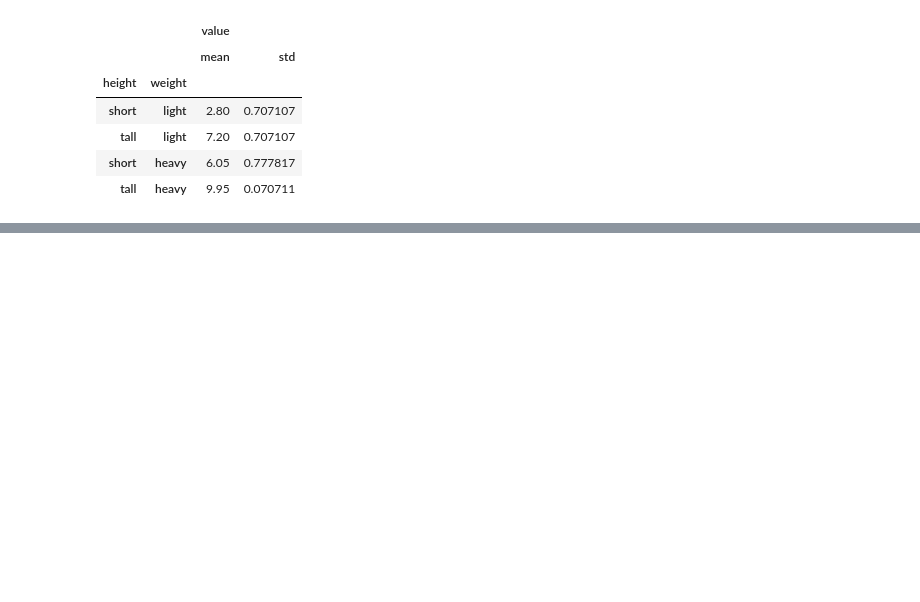
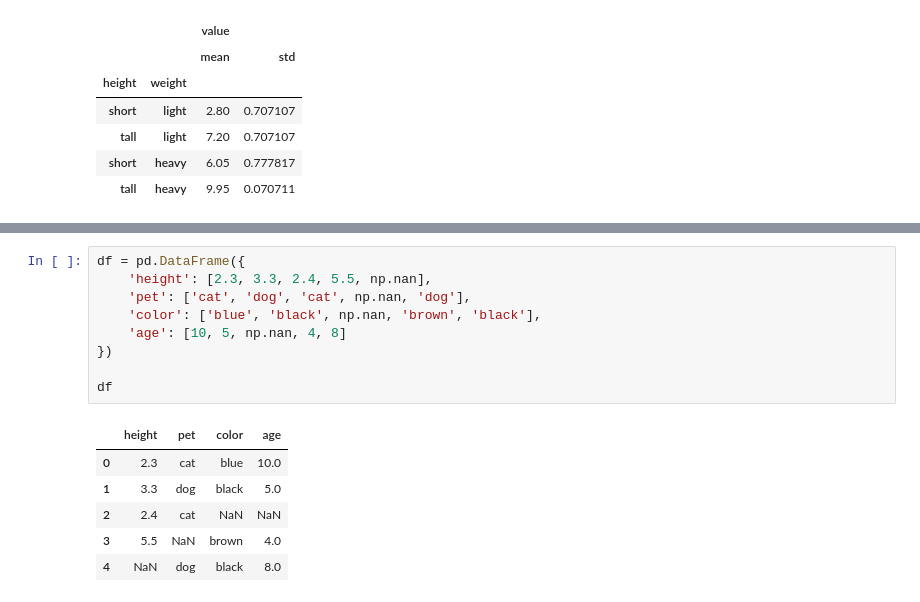
Before and after one commit to oneoffcoder/books, a Jupyter notebook: sphinx/scikit-intro/source/tips.ipynb, the cells around one changed output, grey strips where cells are left out. Cells and saved outputs as stored; diff of their text form; blank space fills up the shorter version.

```diff
--- a/sphinx/scikit-intro/source/tips.ipynb
+++ b/sphinx/scikit-intro/source/tips.ipynb
@@ -133,0 +140,16 @@ stats.sort_values(['weight'], axis=0, ascending=False)
+# %%
+df = pd.DataFrame({
+    'height': [2.3, 3.3, 2.4, 5.5, np.nan],
+    'pet': ['cat', 'dog', 'cat', np.nan, 'dog'],
+    'color': ['blue', 'black', np.nan, 'brown', 'black'],
+    'age': [10, 5, np.nan, 4, 8]
+})
+
+df
+# %% [output]
+|  | height | pet | color | age |
+| 0 | 2.3 | cat | blue | 10.0 |
+| 1 | 3.3 | dog | black | 5.0 |
+| 2 | 2.4 | cat | NaN | NaN |
+| 3 | 5.5 | NaN | brown | 4.0 |
+| 4 | NaN | dog | black | 8.0 |
```
Also changed, not shown: parts of 9 cells of this notebook.
